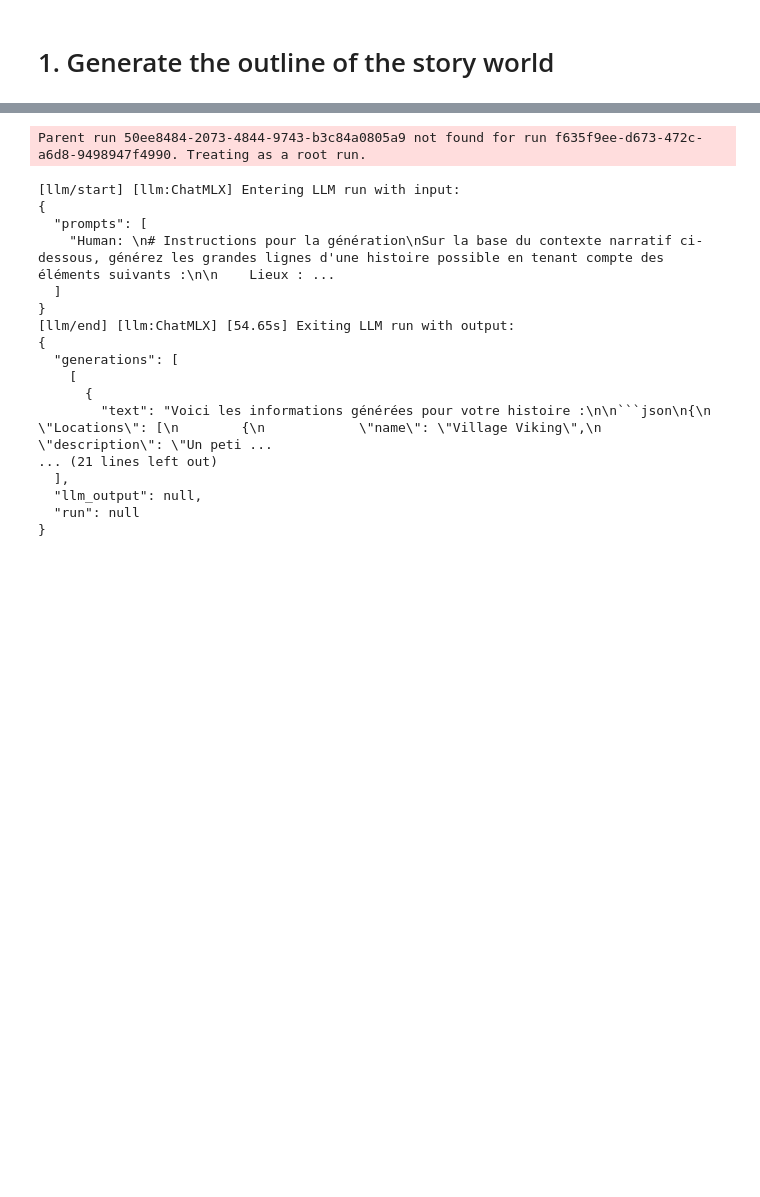
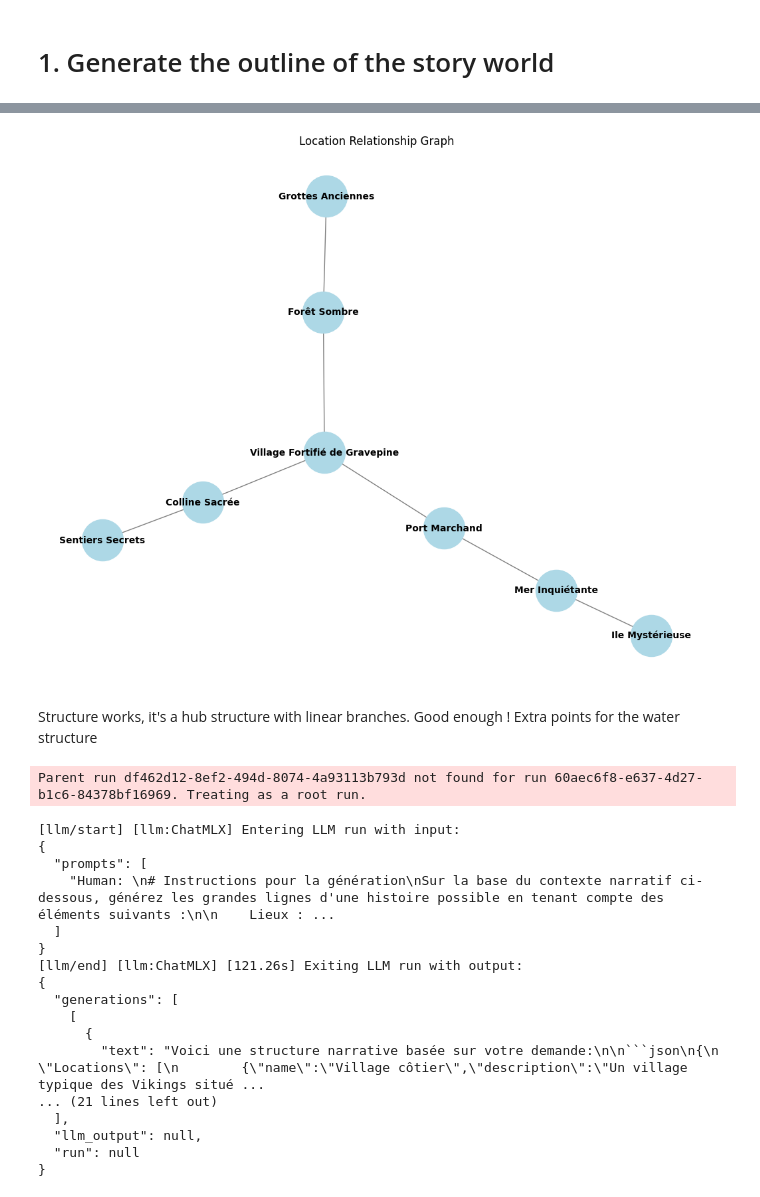
Before and after one commit to florian-rieder/procedural-stories, a Jupyter notebook: world_generation.ipynb, the cells around one changed output, grey strips where cells are left out. Cells and saved outputs as stored; diff of their text form; code cells hidden in the pictures; blank space fills up the shorter version.

Commit message:
Location generation is sufficient !

````diff
--- a/world_generation.ipynb
+++ b/world_generation.ipynb
@@ -44,2 +43,4 @@ setting = "L'histoire se déroule dans la Normandie viking du 9e siècle, à l'
+# %%
+setting = "Normandie viking du 9e siècle"
 # %% [markdown]
 # 1. Generate the outline of the story world
@@ -45,0 +173,3 @@ setting = "L'histoire se déroule dans la Normandie viking du 9e siècle, à l'
+# %%
+location_outlines = locations_output['Locations']
+location_outlines
@@ -45,0 +206,7 @@ setting = "L'histoire se déroule dans la Normandie viking du 9e siècle, à l'
+# %%
+# Encoder les lieux sous forme d'objets
+locations = []
+for loc in location_outlines:
+    location = LocationData(name=loc['name'], description=loc['description'], relationships=loc['links'])
+    print(location)
+    locations.append(location)
@@ -46 +220,37 @@ setting = "L'histoire se déroule dans la Normandie viking du 9e siècle, à l'
+# %%
+import networkx as nx
+import matplotlib.pyplot as plt
+
+def display_location_relationships(locations: List[LocationData]):
+    # Create a graph
+    G = nx.Graph()
+
+    # Add nodes and edges
+    for location in locations:
+        G.add_node(location.name)  # Add each location as a node
+        for related_location in location.relationships:
+            # Create edges for relationships
+            G.add_edge(location.name, related_location)
+
+    # Draw the graph
+    plt.figure(figsize=(10, 8))
+    pos = nx.spring_layout(G)  # Positioning of the graph
+
+    # Draw nodes, edges, and labels
+    nx.draw(G, pos,
+            with_labels=True,
+            node_color='lightblue',
+            node_size=2000,
+            font_size=10,
+            font_weight='bold',
+            edge_color='gray')
+    plt.title('Location Relationship Graph')
+    plt.show()
+
+display_location_relationships(locs)
+# %% [output]
+[figure, added]
+# %% [markdown]
+Structure works, it's a hub structure with linear branches. Good enough !
+Extra points for the water structure
 # %%
@@ -126,21 +330,21 @@ parser = JsonOutputParser() # OutlineParser
 
 chain = prompt | model | parser
 
-outline = chain.invoke({'setting': setting})
+outline = chain.invoke({'setting': outline_text.content})
 # %% [output]
-Parent run 50ee8484-2073-4844-9743-b3c84a0805a9 not found for run f635f9ee-d673-472c-a6d8-9498947f4990. Treating as a root run.
+Parent run df462d12-8ef2-494d-8074-4a93113b793d not found for run 60aec6f8-e637-4d27-b1c6-84378bf16969. Treating as a root run.
 [llm/start] [llm:ChatMLX] Entering LLM run with input:
 {
   "prompts": [
     "Human: \n# Instructions pour la génération\nSur la base du contexte narratif ci-dessous, générez les grandes lignes d'une histoire possible en tenant compte des éléments suivants :\n\n    Lieux : ...
   ]
 }
-[llm/end] [llm:ChatMLX] [54.65s] Exiting LLM run with output:
+[llm/end] [llm:ChatMLX] [121.26s] Exiting LLM run with output:
 {
   "generations": [
     [
       {
-        "text": "Voici les informations générées pour votre histoire :\n\n```json\n{\n    \"Locations\": [\n        {\n            \"name\": \"Village Viking\",\n            \"description\": \"Un peti ...
+        "text": "Voici une structure narrative basée sur votre demande:\n\n```json\n{\n    \"Locations\": [\n        {\"name\":\"Village côtier\",\"description\":\"Un village typique des Vikings situé ...
 ... (21 lines left out)
   ],
   "llm_output": null,
````
Also changed, not shown: parts of 21 cells of this notebook, 1 other file.
